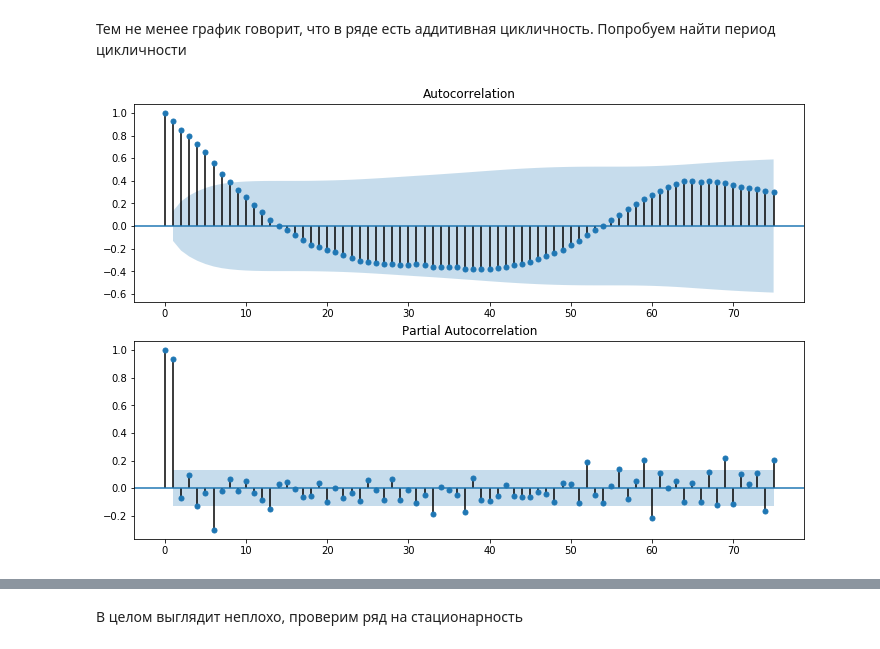
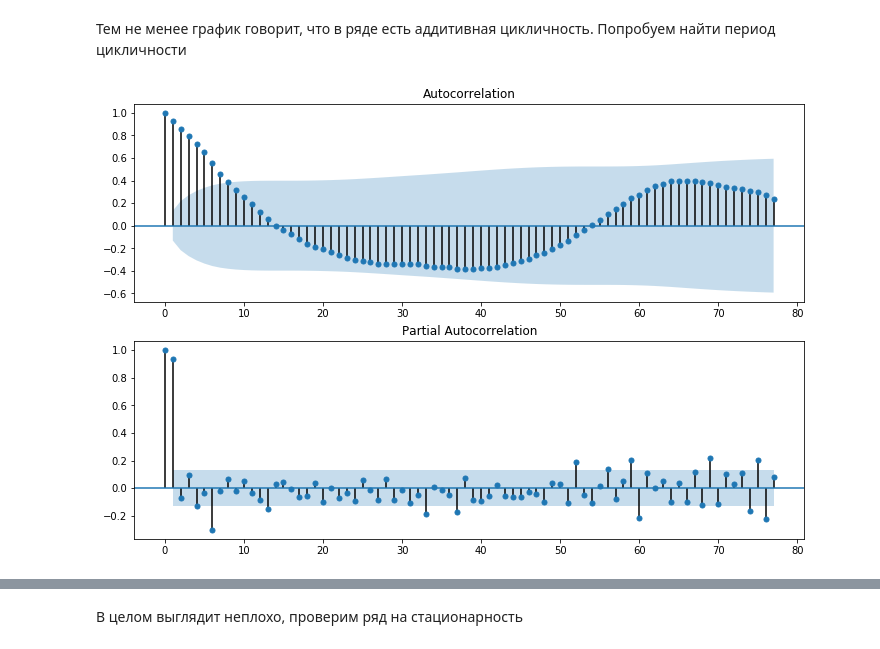
Before and after one commit to RomanovIV/hse_home_projects, a Jupyter notebook: arima_garch.ipynb, the cells around one changed output, grey strips where cells are left out. Drawn from its saved outputs; the diff is of its cells as text; code cells hidden in the pictures.

```diff
--- a/arima_garch.ipynb
+++ b/arima_garch.ipynb
@@ -142,8 +145,9 @@ stationary
 # %%
+lags = 77
 fig = plt.figure(figsize=(12,8))
 ax1 = fig.add_subplot(211)
-fig = sm.graphics.tsa.plot_acf(data, lags=75, ax=ax1)
+fig = sm.graphics.tsa.plot_acf(data, lags=lags, ax=ax1)
 ax2 = fig.add_subplot(212)
-fig = sm.graphics.tsa.plot_pacf(data, lags=75, ax=ax2)
+fig = sm.graphics.tsa.plot_pacf(data, lags=lags, ax=ax2)
 # %% [output]
-[figure, old version]
+[figure, new version]
```
Also changed, not shown: parts of 18 cells of this notebook.
